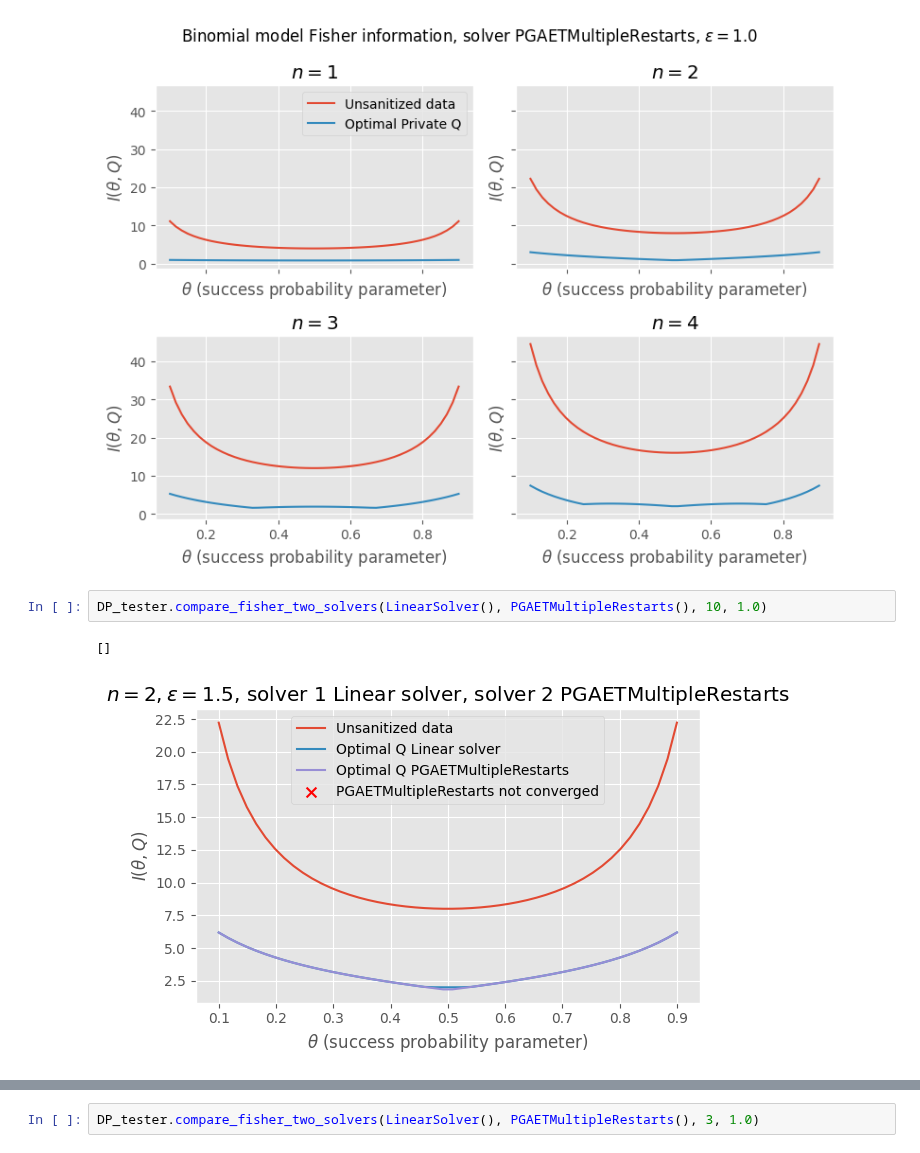
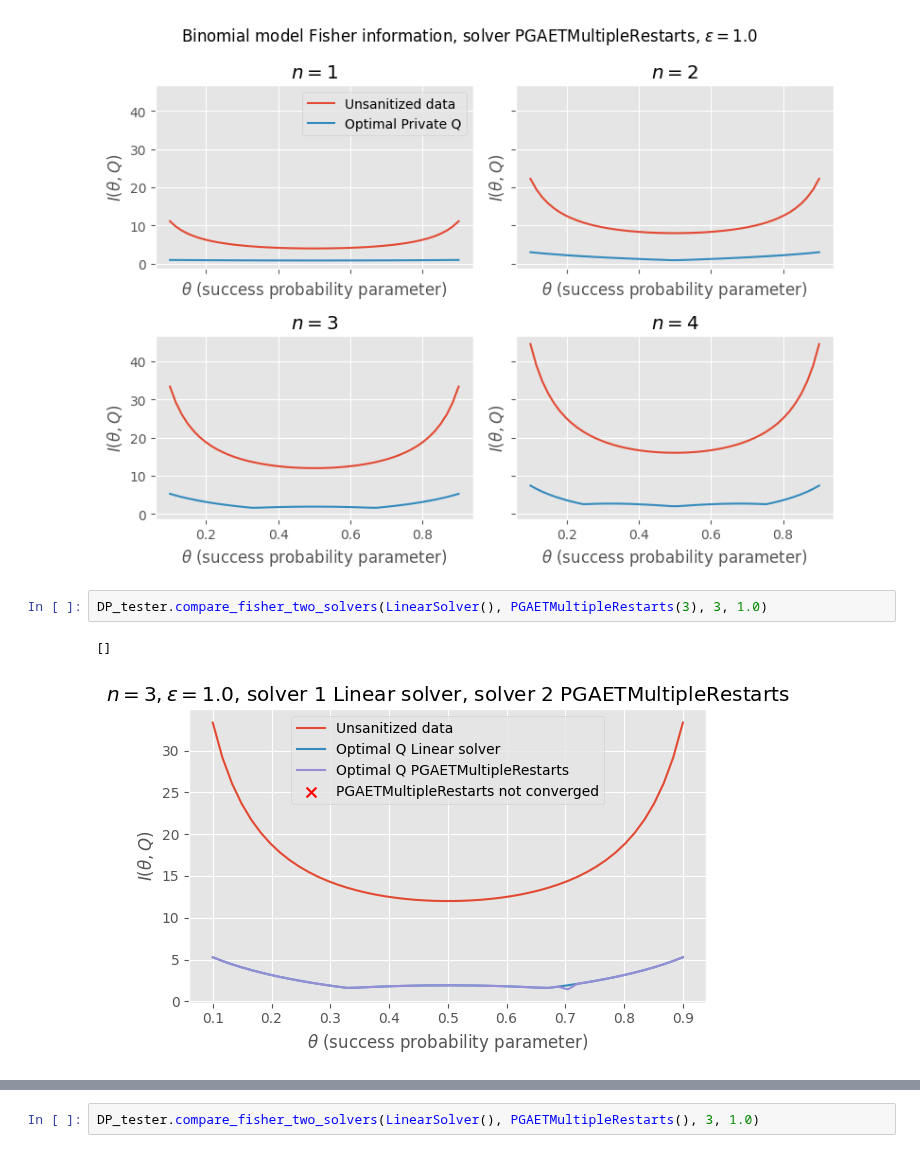
Before and after one commit to MatejVe/locally_efficient_differential_privacy, a Jupyter notebook: pgaet_multiple_restarts.ipynb, the cells around one changed output, grey strips where cells are left out. Drawn from its saved outputs; the diff is of its cells as text.

```diff
--- a/pgaet_multiple_restarts.ipynb
+++ b/pgaet_multiple_restarts.ipynb
@@ -34,10 +66,10 @@ DP_tester.plot_fisher_infos(PGAETMultipleRestarts(), ns=[1, 2, 3, 4], epsilon=1.
 # %% [output]
 [figure]
 # %%
-DP_tester.compare_fisher_two_solvers(LinearSolver(), PGAETMultipleRestarts(), 10, 1.0)
+DP_tester.compare_fisher_two_solvers(LinearSolver(), PGAETMultipleRestarts(3), 3, 1.0)
 # %% [output]
 []
-[figure, old version]
+[figure, new version]
 # %%
 DP_tester.compare_fisher_two_solvers(LinearSolver(), PGAETMultipleRestarts(), 3, 5.0)
 # %% [output]
```
Also changed, not shown: parts of 7 cells of this notebook, 4 other files.
